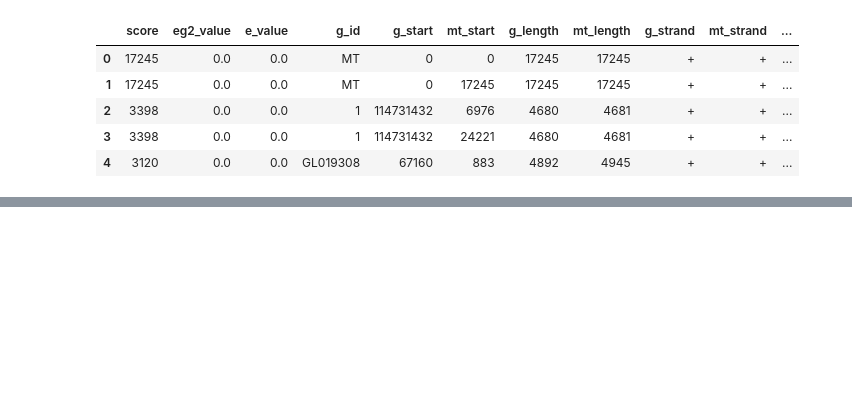
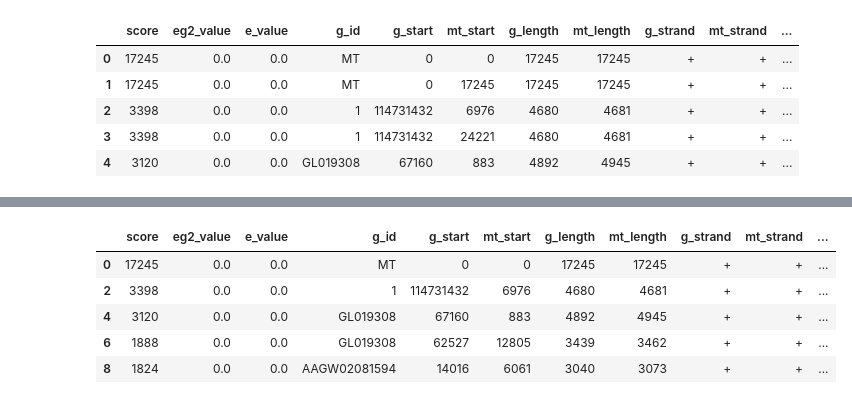
Before and after one commit to balintbiro/Oryctolagus_cuniculus_numts, a Jupyter notebook: 5_get_lastal_csv.ipynb, the cells around one changed output, grey strips where cells are left out. Saved outputs shown, nothing was run; the diff lists cells and outputs as text; code cells hidden in the pictures; blank space fills up the shorter version.

Commit message:
lastal csv and duplicate deletion

```diff
--- a/5_get_lastal_csv.ipynb
+++ b/5_get_lastal_csv.ipynb
@@ -56,2 +77,14 @@ alignment_df.head()
 # %%
 alignment_df.to_csv(r'Z:\balint\numt\Michael\data/lastal_array.csv', index = False)
+# %%
+#drop the duplicates where the genomic start ('g_start') and genomic length ('g_length') are equal but the
+#that means that we have the alignments from the duplicated mitochondria
+updated_alignments = alignment_df.drop_duplicates(subset = ['g_start', 'g_length'])
+updated_alignments.head()
+# %% [output]
+|  | score | eg2_value | e_value | g_id | g_start | mt_start | g_length | mt_length | g_strand | mt_strand | ... |
+| 0 | 17245 | 0.0 | 0.0 | MT | 0 | 0 | 17245 | 17245 | + | + | ... |
+| 2 | 3398 | 0.0 | 0.0 | 1 | 114731432 | 6976 | 4680 | 4681 | + | + | ... |
+| 4 | 3120 | 0.0 | 0.0 | GL019308 | 67160 | 883 | 4892 | 4945 | + | + | ... |
+| 6 | 1888 | 0.0 | 0.0 | GL019308 | 62527 | 12805 | 3439 | 3462 | + | + | ... |
+| 8 | 1824 | 0.0 | 0.0 | AAGW02081594 | 14016 | 6061 | 3040 | 3073 | + | + | ... |
```
Also changed, not shown: parts of 3 cells of this notebook, 1 other file.
